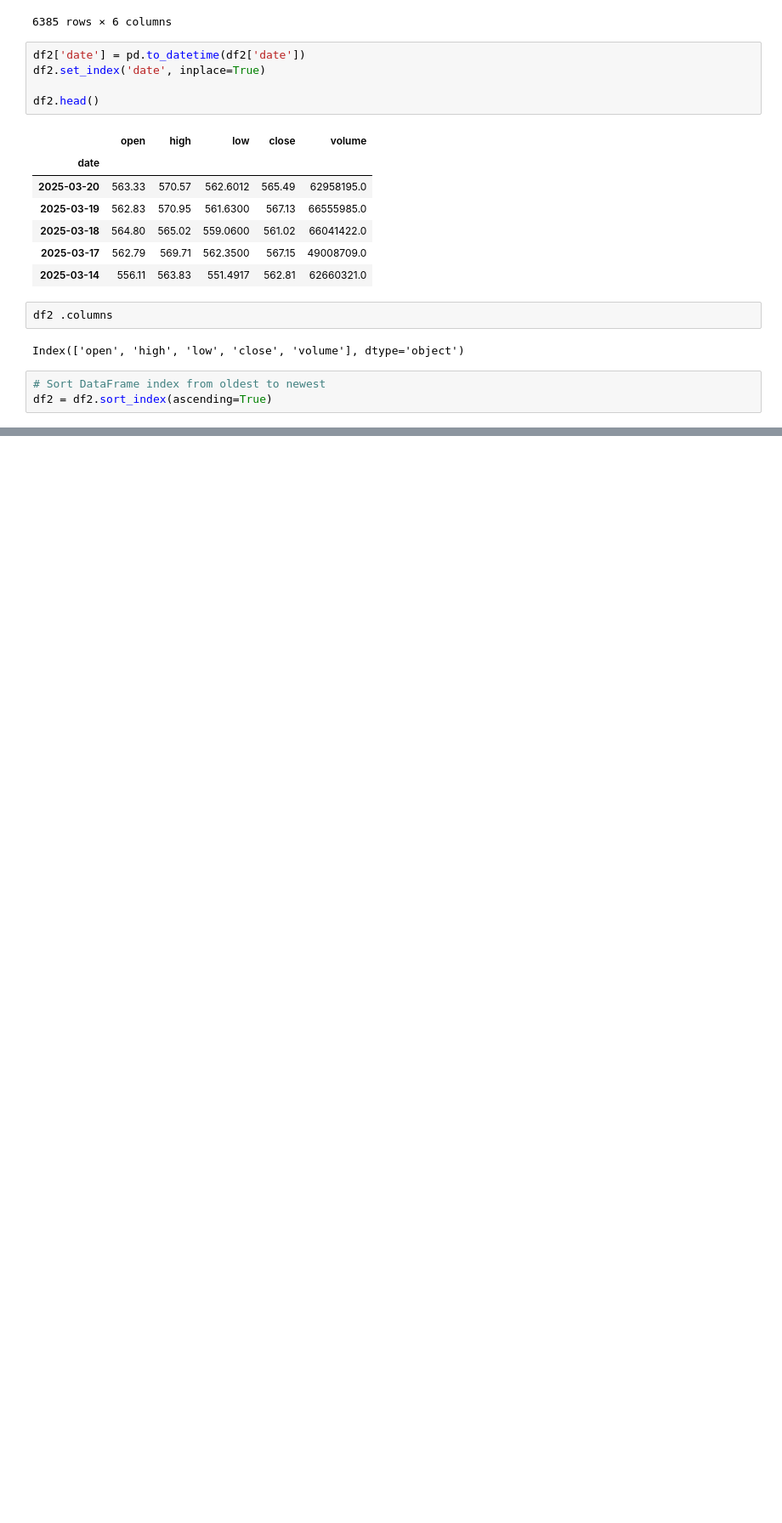
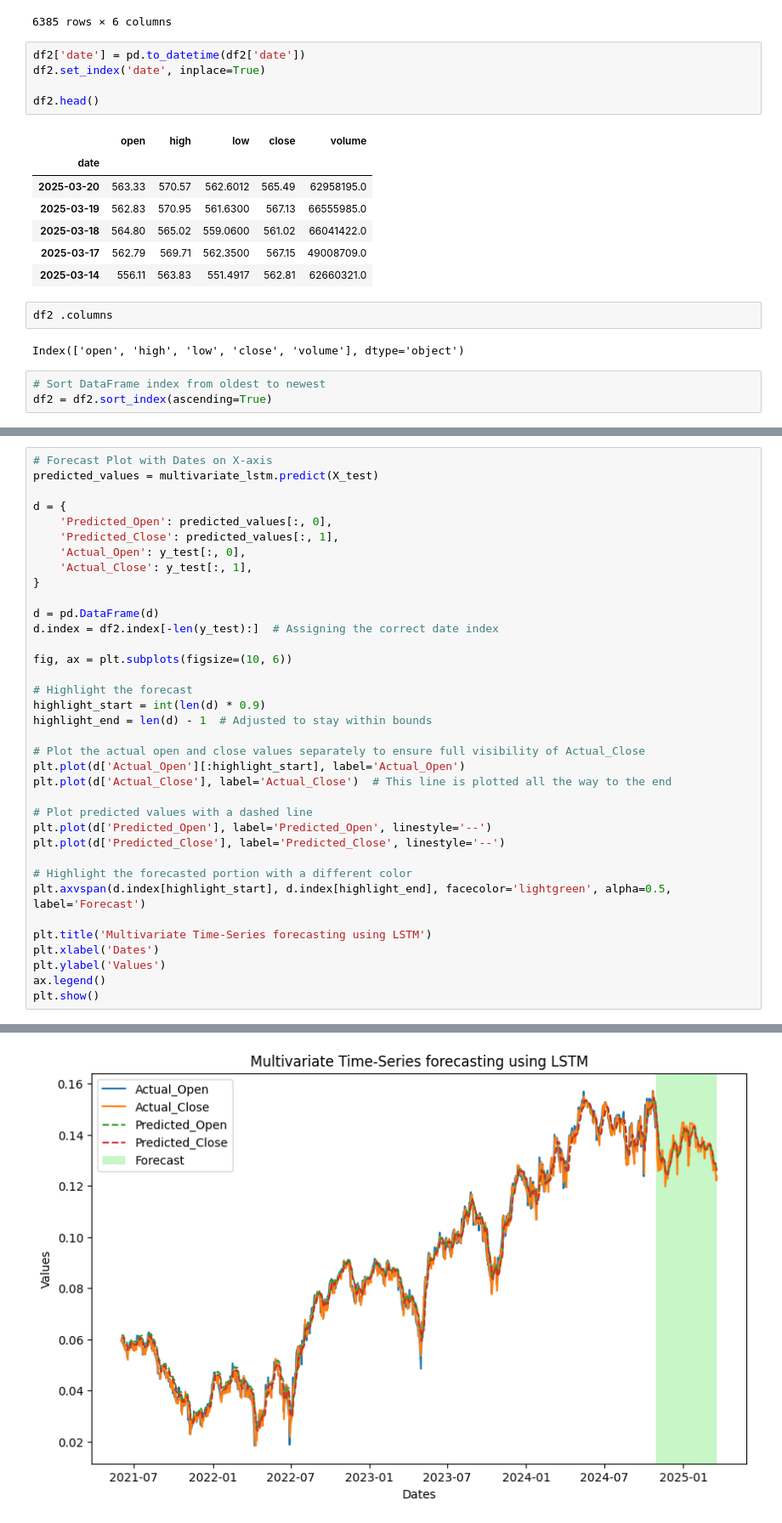
Before and after one commit to bytesbyt/ds_stock_market, a Jupyter notebook: stock_market_LSTM.ipynb, the cells around one changed output, grey strips where cells are left out. Shown at 85% size. Saved outputs shown, nothing was run; the diff lists cells and outputs as text; blank space fills up the shorter version.

Commit message:
plot actual close until the end

```diff
--- a/stock_market_LSTM.ipynb
+++ b/stock_market_LSTM.ipynb
@@ -408,0 +409,37 @@ plt.show()
+# %%
+# Forecast Plot with Dates on X-axis
+predicted_values = multivariate_lstm.predict(X_test)
+
+d = {
+    'Predicted_Open': predicted_values[:, 0],
+    'Predicted_Close': predicted_values[:, 1],
+    'Actual_Open': y_test[:, 0],
+    'Actual_Close': y_test[:, 1],
+}
+
+d = pd.DataFrame(d)
+d.index = df2.index[-len(y_test):]  # Assigning the correct date index
+
+fig, ax = plt.subplots(figsize=(10, 6))
+
+# Highlight the forecast
+highlight_start = int(len(d) * 0.9)
+highlight_end = len(d) - 1  # Adjusted to stay within bounds
+
+# Plot the actual open and close values separately to ensure full visibility of Actual_Close
+plt.plot(d['Actual_Open'][:highlight_start], label='Actual_Open')
+plt.plot(d['Actual_Close'], label='Actual_Close')  # This line is plotted all the way to the end
+
+# Plot predicted values with a dashed line
+plt.plot(d['Predicted_Open'], label='Predicted_Open', linestyle='--')
+plt.plot(d['Predicted_Close'], label='Predicted_Close', linestyle='--')
+
+# Highlight the forecasted portion with a different color
+plt.axvspan(d.index[highlight_start], d.index[highlight_end], facecolor='lightgreen', alpha=0.5, label='Forecast')
+
+plt.title('Multivariate Time-Series forecasting using LSTM')
+plt.xlabel('Dates')
+plt.ylabel('Values')
+ax.legend()
+plt.show()
+# %% [output]
@@ -409,3 +447,4 @@ plt.show()
+[figure, added]
 # %%
  # Model Evaluation Function
 def eval(model):
```
Also changed, not shown: parts of 6 cells of this notebook.
